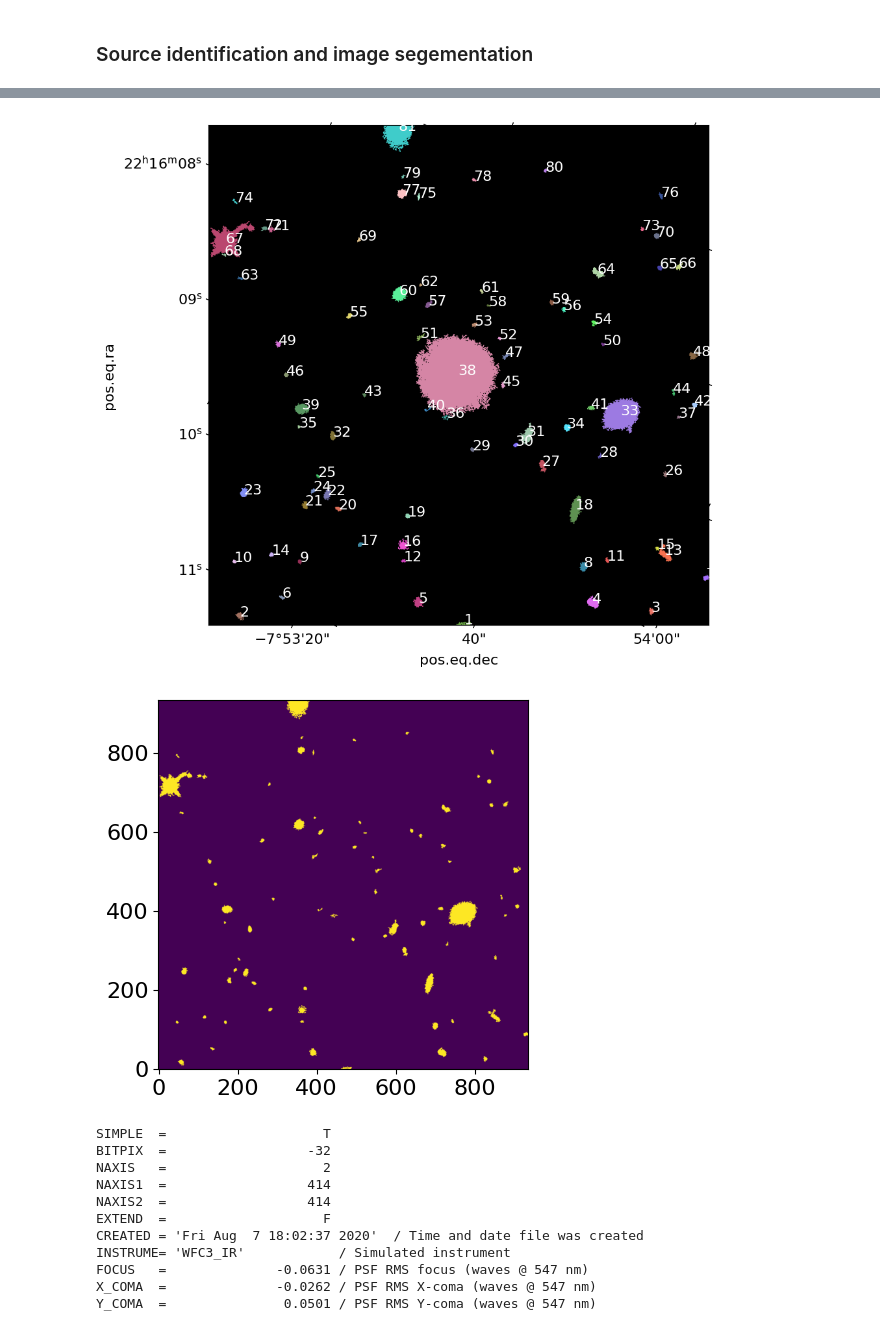
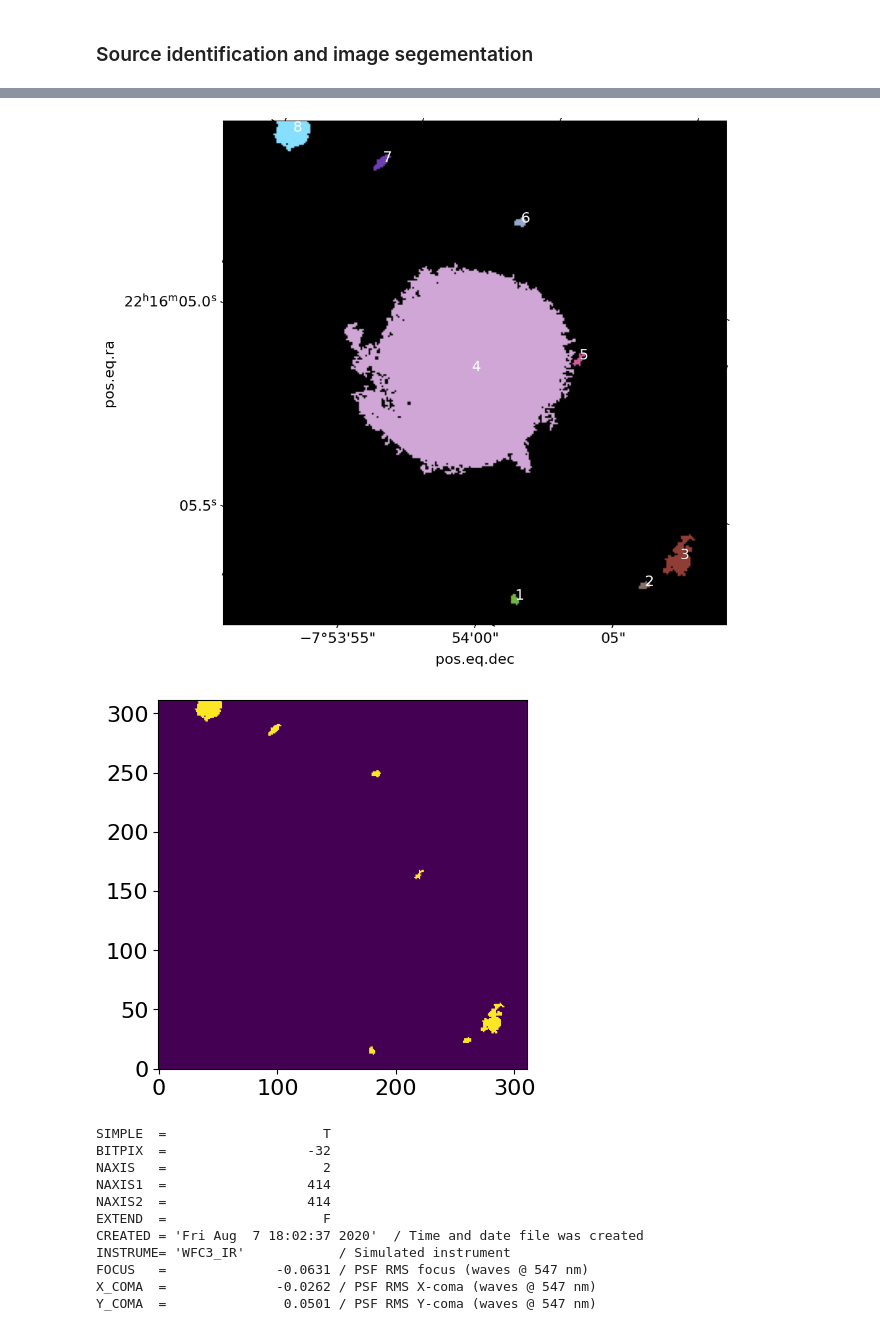
Before and after one commit to SunilSimha/ftsky_optical, a Jupyter notebook: notebooks/3.Morphology.ipynb, the cells around one changed output, grey strips where cells are left out. Saved outputs shown, nothing was run; the diff lists cells and outputs as text; code cells hidden in the pictures.

Commit message:
morphology update

```diff
--- a/notebooks/3.Morphology.ipynb
+++ b/notebooks/3.Morphology.ipynb
@@ -50,7 +50,7 @@ No.    Name      Ver    Type      Cards   Dimensions   Format
   0  PRIMARY       1 PrimaryHDU     933   (2232, 1976)   float32
   1  HDRTAB        1 BinTableHDU    559   7R x 275C   [9A, 3A, K, D, D, D, D, D, D, D, D, D, D, D, D, K, 2A, 9A, 7A, 18A, D, D, D, D, D, 3A, D, D, D, D, D, D, D, D, D, D, D, D, K, K, D, 3A, D, D, D, D ...
 # %%
-hdulist = fits.open("../data/FRB190608_F160W_drz_sci.fits")
+hdulist = fits.open("../data/Morphology/FRB190608_cutout.fits")
 wcs = WCS(hdulist[0].header)
 cutout = Cutout2D(hdulist[0].data, frb.coord, 20*u.arcsec, wcs)
 _, med, std = sigma_clipped_stats(cutout.data)
@@ -59,7 +59,7 @@ cutout.data -= med # Subtract sky
 fig = plt.figure(figsize=(10,10))
 ax = plt.subplot(projection=wcs)
 ax.imshow(cutout.data, cmap="hot",
-          norm=vis.ImageNormalize(stretch=vis.LogStretch(), vmin = med-24*std, vmax = med+ 3000*std))
+          norm=vis.ImageNormalize(stretch=vis.LogStretch(), vmin = med, vmax = med+ 3000*std))
 ax.set_title("HG20190608B HST F160W")
 #ax.grid(ls="--", lw = 1, color="grey")
 plt.show()
@@ -107,24 +97,24 @@ ax.imshow(segmap, cmap=segmap.cmap)
 for idx, obj in enumerate(objects):
     ax.annotate(str(idx+1),(obj['xcentroid'],obj['ycentroid']),color="white")
 # %% [output]
-[figure, old version]
+[figure, new version]
 # %%
 newsegmap = segmap.data.copy()
-maskout = newsegmap==38
+maskout = newsegmap==4
 newsegmap[maskout] = 0
 
 # bad pixels should have value of 1
 newsegmap[newsegmap>0] = 1
 
 plt.imshow(newsegmap)
 plt.gca().invert_yaxis()
 
 # save segmap as a fits file
 hdu = fits.PrimaryHDU(newsegmap, cutout.wcs.to_header())
 hdulist = fits.HDUList([hdu])
 hdulist.writeto("../data/Morphology/badpix_190608.fits", overwrite=True)
 # %% [output]
-[figure, old version]
+[figure, new version]
 # %%
 psfhdus = fits.open("../data/Morphology/FRB190608_f160w_psf.fits")
 psfhdus[0].header
```
Also changed, not shown: parts of 5 cells of this notebook.
